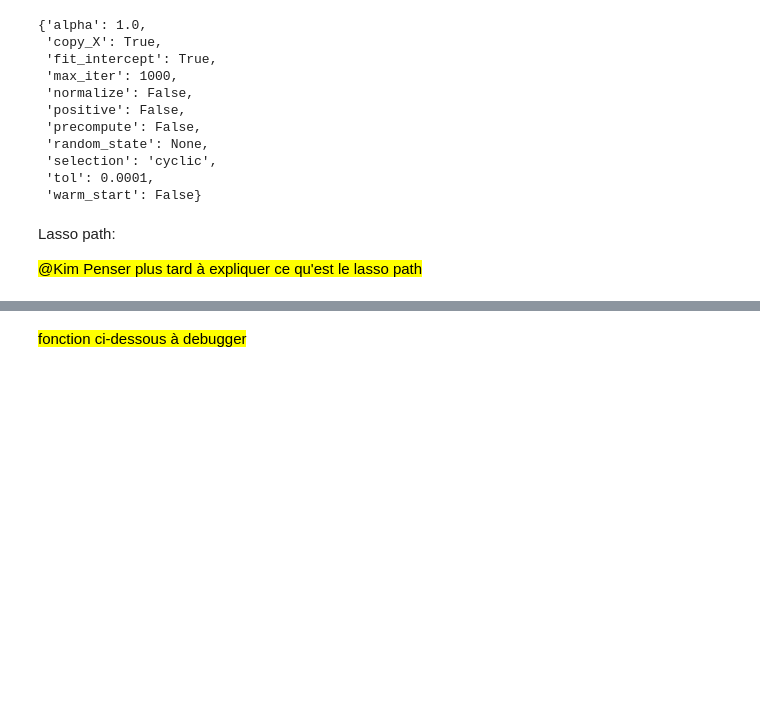
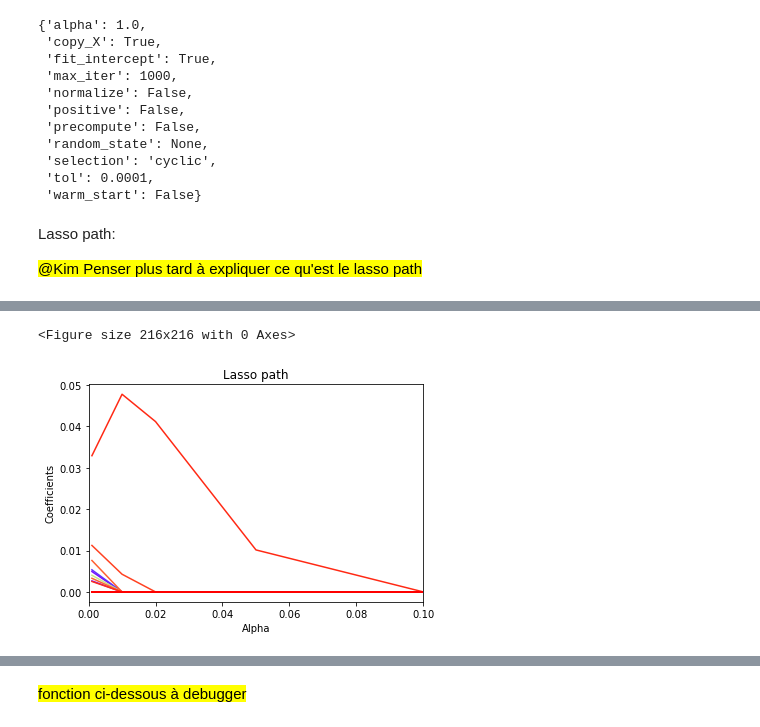
Before and after one commit to ARKEnsae/DM_ML_3A, a Jupyter notebook: TP2/TP2_KA_IB.ipynb, the cells around one changed output, grey strips where cells are left out. Drawn from its saved outputs; the diff is of its cells as text; code cells hidden in the pictures; blank space fills up the shorter version.

Commit message:
Petites corrections graph et train_test_split
Petites corrections graph et train_test_split

```diff
--- a/TP2/TP2_KA_IB.ipynb
+++ b/TP2/TP2_KA_IB.ipynb
@@ -775,16 +777,12 @@ X = data2.drop(["is_canceled","assigned_room_type","reservation_status","reserva
 y = data2["bool_parking"]
 
 #Create a test and a training set
-from sklearn.utils import shuffle
+
 X, y = shuffle(X,y)
-X_train = X[:100000]
-y_train = y[:100000]
-X_test = X[100000:]
-y_test = y[100000:]
+X_train, X_test, y_train, y_test = train_test_split(X, y)
 
 X_preproc = preproc.fit_transform(X)
-X_train_preproc = X_preproc[:100000]
-X_test_preproc = X_preproc[100000:]
+X_train_preproc, X_test_preproc, y_train_preproc, y_test_preproc = train_test_split(X_preproc, y_preproc)
 # %%
 X.dtypes
 # %% [output]
@@ -877,7 +875,7 @@ plt.show()
 # %% [markdown]
 ###  First model : simple logistic regression
 # %%
-models = [("logreg", LogisticRegression(max_iter=500))]
+models = [("logreg", LogisticRegression(max_iter=700))]
 grids = {"logreg" : {'logreg__C': np.logspace(-2, 2, 5, base=2)}}
 for name, model in models:
     pipe = Pipeline(steps=[('preprocessor', preproc), (name, model)])
@@ -896,5 +894,6 @@ Classification accuracy on test is: 0.9376268397476918
 # %%
-logregr = LogisticRegression(max_iter=500, C=0.25) #best parameter C=0.25
+#logregr = LogisticRegression(max_iter=500, C=0.25) #best parameter C=0.25
+logregr = LogisticRegression(max_iter=500, C=0.5) #best parameter C=0.25
 logregr.fit(X_train_preproc,y_train)
 y_pred = logregr.predict(X_test_preproc)
 
@@ -951,11 +950,13 @@ couleurs = cm.rainbow(np.linspace(0,1,nb_coeff))
 
 #lasso path plot(one curve per variable)
 plt.figure(figsize=(3, 3))
+fig, ax1 = plt.subplots()
 for i in range(nb_coeff):
-    plt.plot(alpha_for_path,coefs_lasso[i,:],c=couleurs[i])
-    plt.xlabel('Alpha')
-    plt.xlim(0,0.1)
-    plt.ylabel('Coefficients')
-    plt.title('Lasso path')
-    plt.show()
+    #plt.plot(alpha_for_path,coefs_lasso[i,:],c=couleurs[i])
+    ax1.plot(alpha_for_path,coefs_lasso[i,:],c=couleurs[i])
+plt.xlabel('Alpha')
+plt.xlim(0,0.1)
+plt.ylabel('Coefficients')
+plt.title('Lasso path')
+plt.show()
 # %% [output]
@@ -964,3 +963,5 @@ for i in range(nb_coeff):
+<Figure size 216x216 with 0 Axes>
+[figure, added]
 # %%
 #number of non-zero coefficient(s) for each alpha
 nbNonZero = np.apply_along_axis(func1d=np.count_nonzero,arr=coefs_lasso,axis=0)
```
Also changed, not shown: parts of 8 cells of this notebook.
